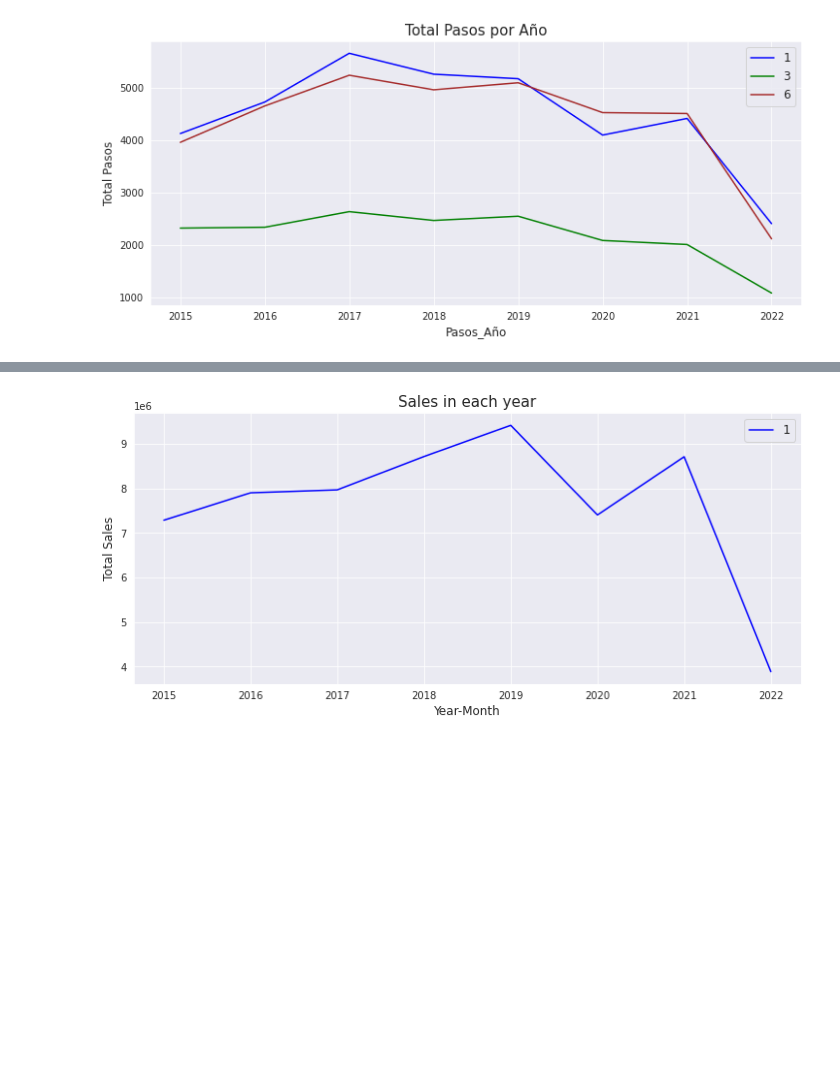
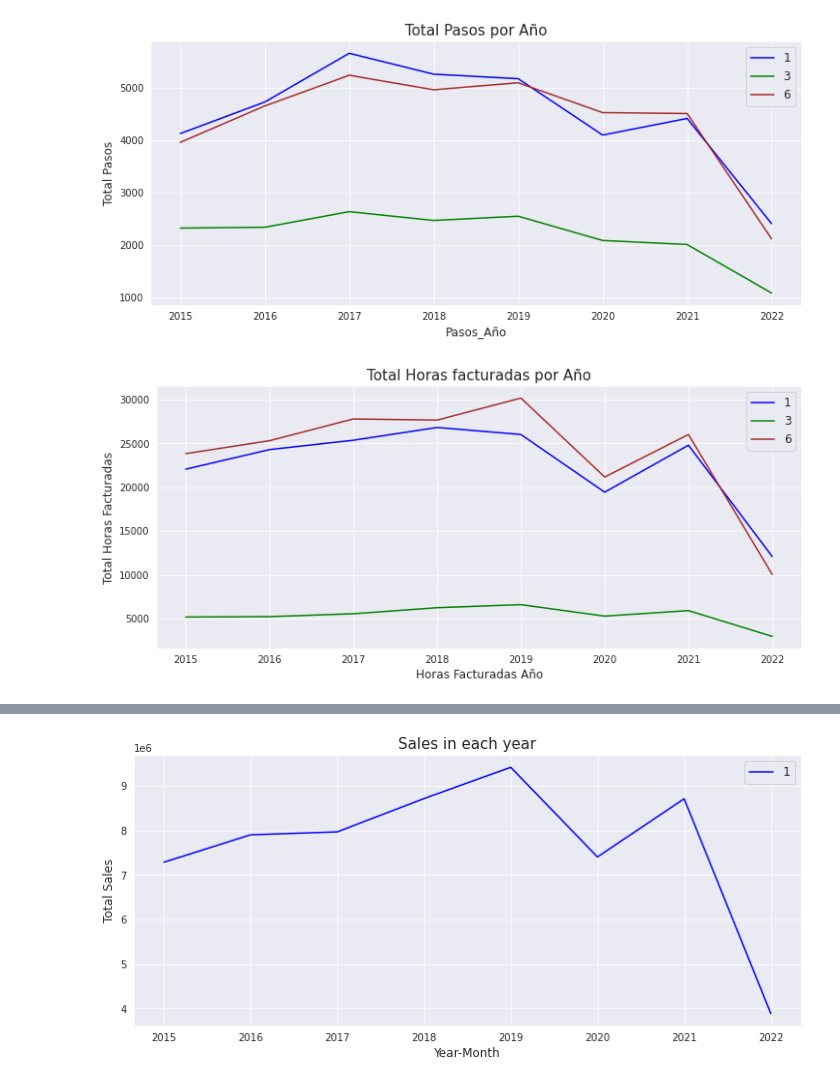
Before and after one commit to pacomm5/PLANTILLAS2, a Jupyter notebook: COHORT3_MIO4.ipynb, the cells around one changed output, grey strips where cells are left out. Drawn from its saved outputs; the diff is of its cells as text; code cells hidden in the pictures; blank space fills up the shorter version.

```diff
--- a/COHORT3_MIO4.ipynb
+++ b/COHORT3_MIO4.ipynb
@@ -657,3 +677,21 @@ plt.legend(fontsize=12)
 plt.show()
 # %% [output]
 [figure]
+# %%
+plt.figure(figsize=(12,5))
+df_audi[df_audi['Tall']=='1'].groupby(['year'])['Tiemp_Fact'].sum().plot(kind='line',label='1',color='blue')
+"""df_audi[df_audi['Tall']=='2'].groupby(['year'])['Tiemp_Fact'].sum().plot(kind='line',label='2',color='red')"""
+df_audi[df_audi['Tall']=='3'].groupby(['year'])['Tiemp_Fact'].sum().plot(kind='line',label='3',color="green")
+df_audi[df_audi['Tall']=='6'].groupby(['year'])['Tiemp_Fact'].sum().plot(kind='line',label='6',color='brown')
+"""df_audi[df_audi['Tall']=='8'].groupby(['year'])['Tiemp_Fact'].sum().plot(kind='line',label='8',color='black')
+df_audi[df_audi['Tall']=='10'].groupby(['year'])['Tiemp_Fact'].sum().plot(kind='line',label='10',color='grey')"""
+# agrupamos por año y mes y sumamos la cantidad. Lo hemos agrupado por talleres.
+
+plt.xlabel('Horas Facturadas Año',size=12)
+plt.ylabel('Total Horas Facturadas', size=12)
+plt.title('Total Horas facturadas por Año', size=15)
+plt.xticks([2015,2016,2017,2018,2019,2020,2021,2022])
+plt.legend(fontsize=12)
+plt.show()
+# %% [output]
+[figure, added]
```
Also changed, not shown: parts of 3 cells of this notebook.
